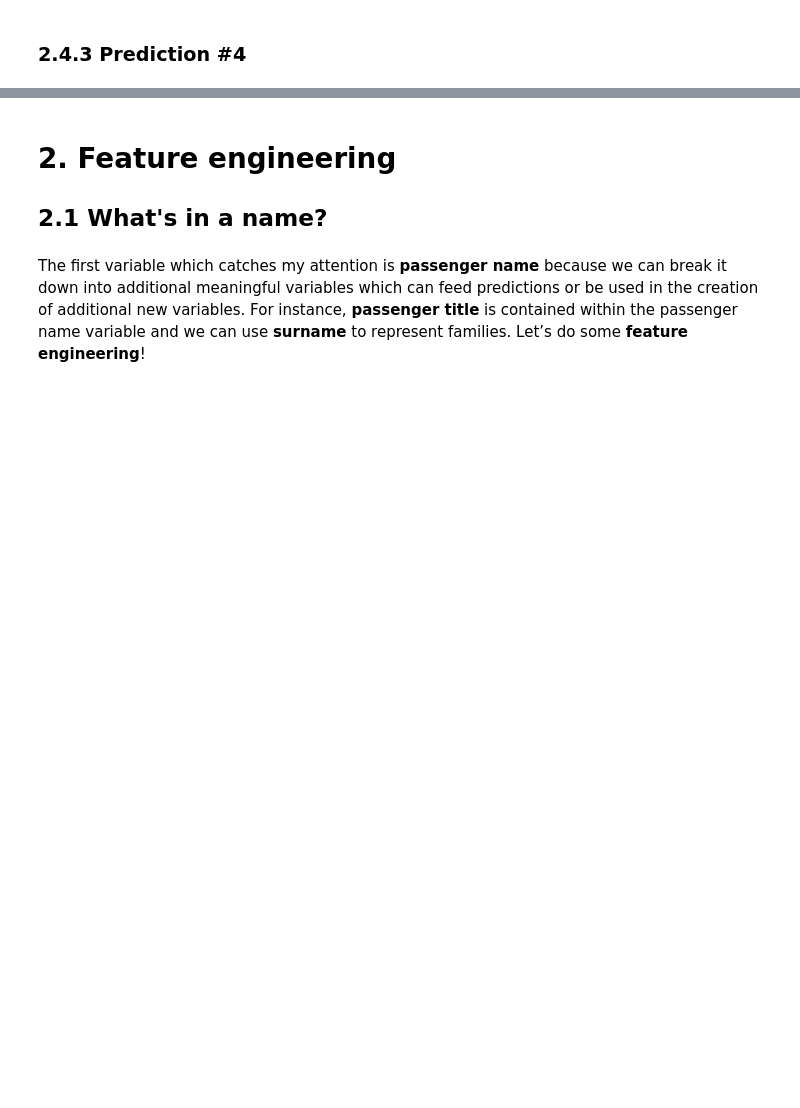
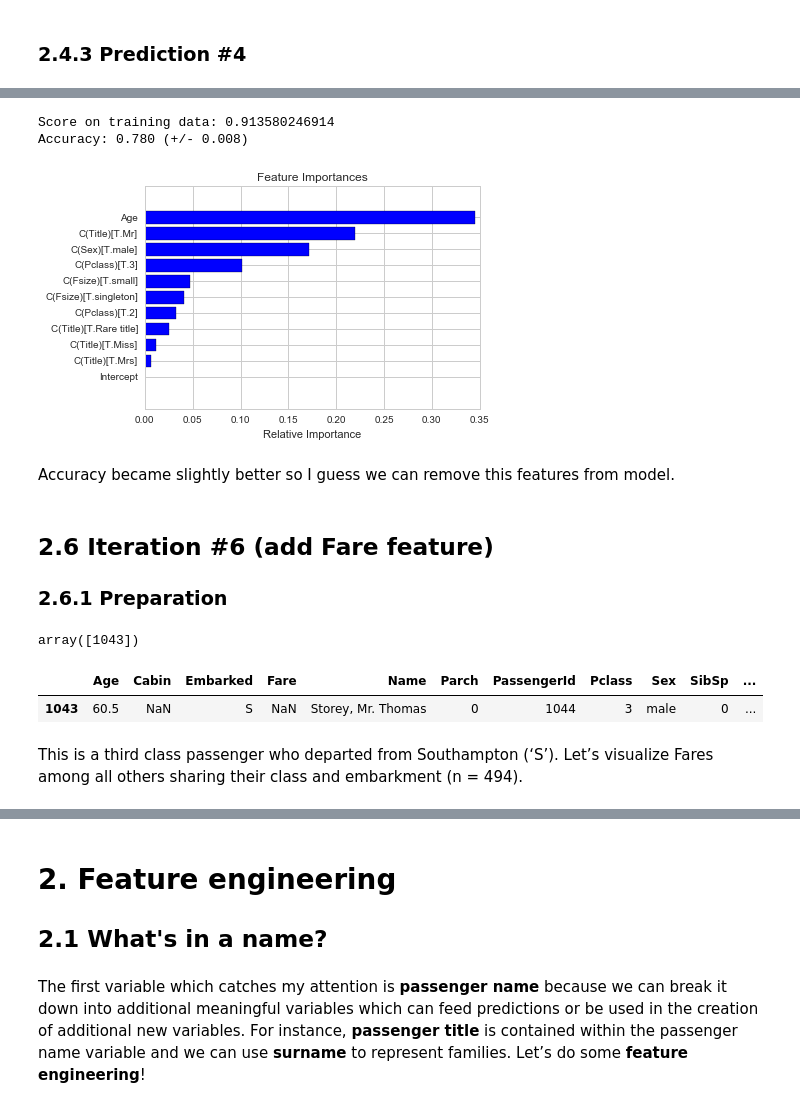
Before and after one commit to Overlytic/titanic, a Jupyter notebook: Titanic.ipynb, the cells around one changed output, grey strips where cells are left out. Cells and saved outputs as stored; diff of their text form; code cells hidden in the pictures; blank space fills up the shorter version.

Commit message:
make six iteration

```diff
--- a/Titanic.ipynb
+++ b/Titanic.ipynb
@@ -406,0 +417,26 @@ predict(formula, iteration_number=4, clf=trained_random_forest, test_data=test_d
+# %%
+formula = 'Survived ~ C(Pclass) + C(Sex) + Age + C(Title) + C(Fsize)'
+
+trained_random_forest = make_experiment(formula, clf=random_forest, train_data=train_df)
+# %% [output]
+Score on training data: 0.913580246914
+Accuracy: 0.780 (+/- 0.008)
+[figure, added]
+# %% [markdown]
+Accuracy became slightly better so I guess we can remove this features from model.
+# %% [markdown]
+## 2.6 Iteration #6 (add Fare feature)
+
+### 2.6.1 Preparation
+# %%
+# Let's find passengers with missing Fare feature
+np.where(titanic_df["Fare"].isnull())[0]
+# %% [output]
+array([1043])
+# %%
+titanic_df.ix[[1043]]
+# %% [output]
+|  | Age | Cabin | Embarked | Fare | Name | Parch | PassengerId | Pclass | Sex | SibSp | ... |
+| 1043 | 60.5 | NaN | S | NaN | Storey, Mr. Thomas | 0 | 1044 | 3 | male | 0 | ... |
+# %% [markdown]
+This is a third class passenger who departed from Southampton (‘S’). Let’s visualize Fares among all others sharing their class and embarkment (n = 494).
```
Also changed, not shown: parts of 22 cells of this notebook, 2 other files.
